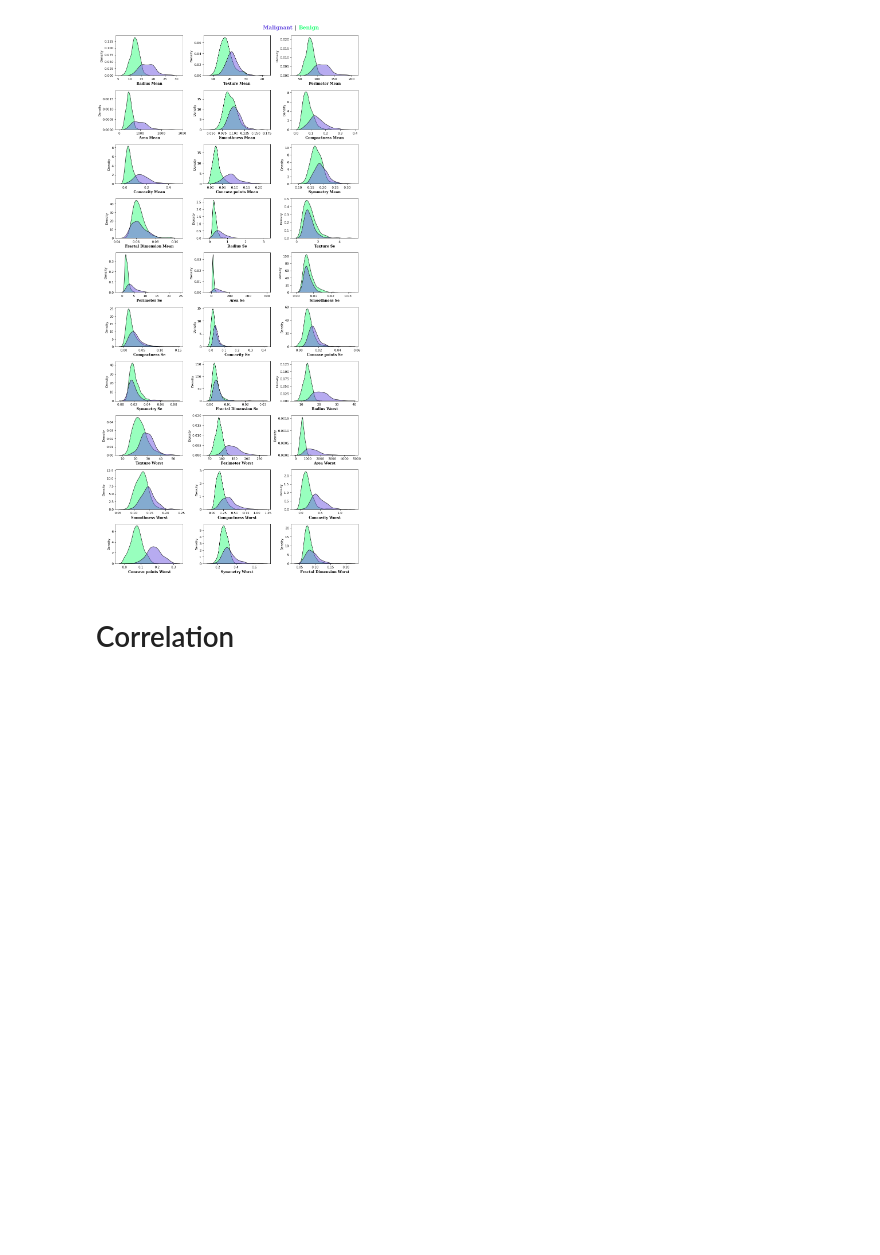
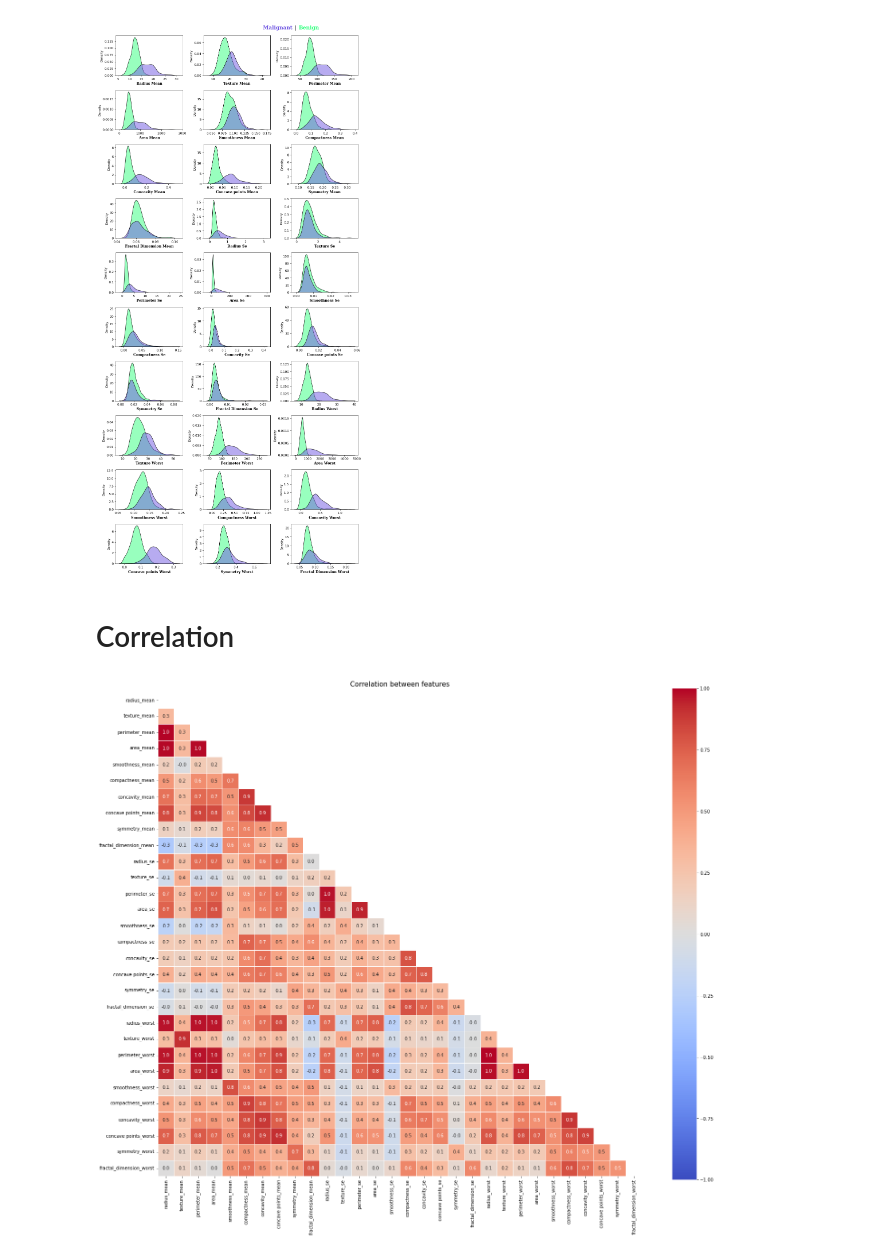
Before and after one commit to teddyk251/causal-inference, a Jupyter notebook: notebooks/EDA.ipynb, the cells around one changed output. Cells and saved outputs as stored; diff of their text form; code cells hidden in the pictures; blank space fills up the shorter version.

```diff
--- a/notebooks/EDA.ipynb
+++ b/notebooks/EDA.ipynb
@@ -182,0 +187,13 @@ plotter.plot_heatmap()
+# %%
+corr = x.corr()
+mask = np.zeros_like(corr, dtype=np.bool)
+mask[np.triu_indices_from(mask)] = True
+cmap = sns.diverging_palette(230, 20, as_cmap=True)
+fig, ax = plt.subplots(figsize=(24, 20))
+heatmap = sns.heatmap(corr, mask=mask, square=True, linewidths=.5,
+                        vmin=-1, vmax=1, cmap='coolwarm', annot=True, fmt='.1f')
+heatmap.set_title('Correlation between features',
+                    fontdict={'fontsize': 15}, pad=12)
+fig.show()
+# %% [output]
+[figure, added]
```
Also changed, not shown: parts of 4 cells of this notebook.
